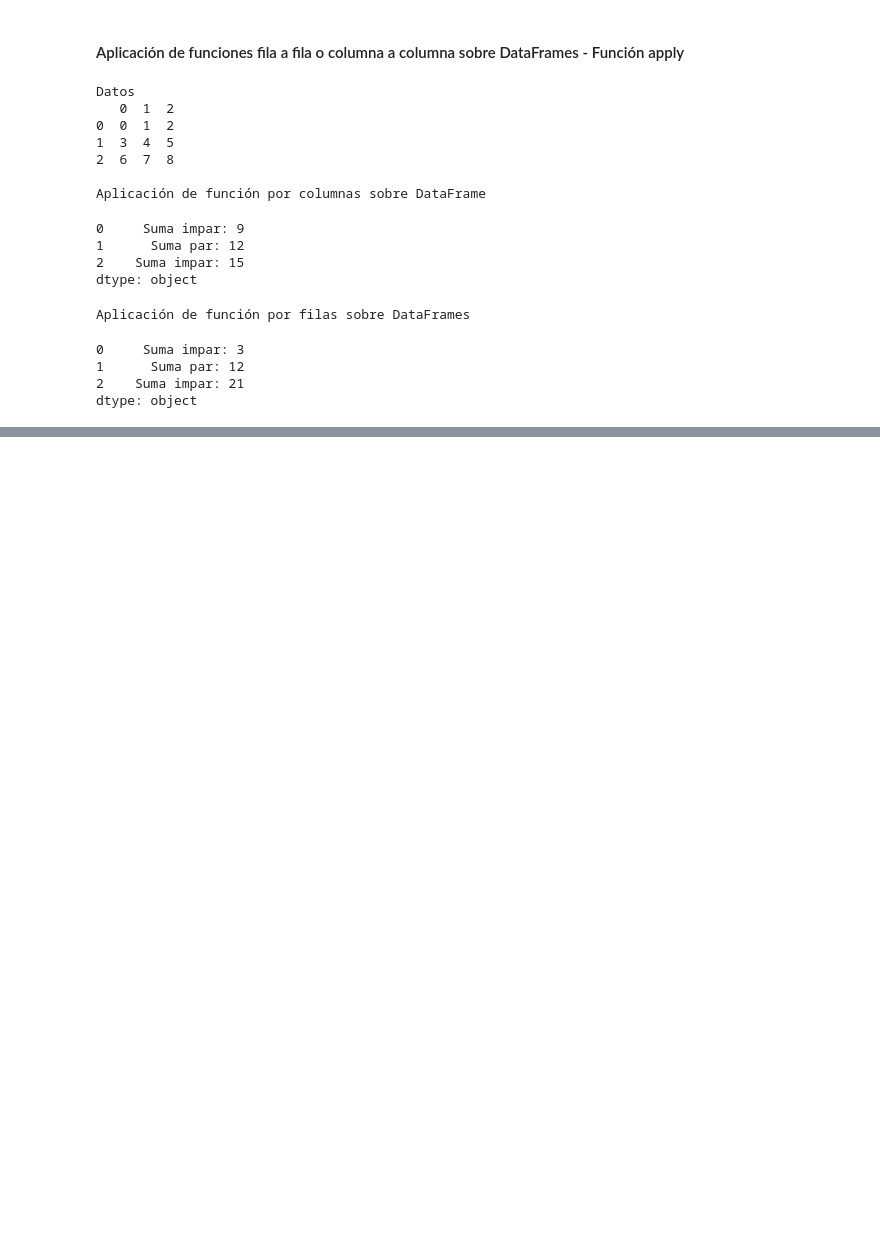
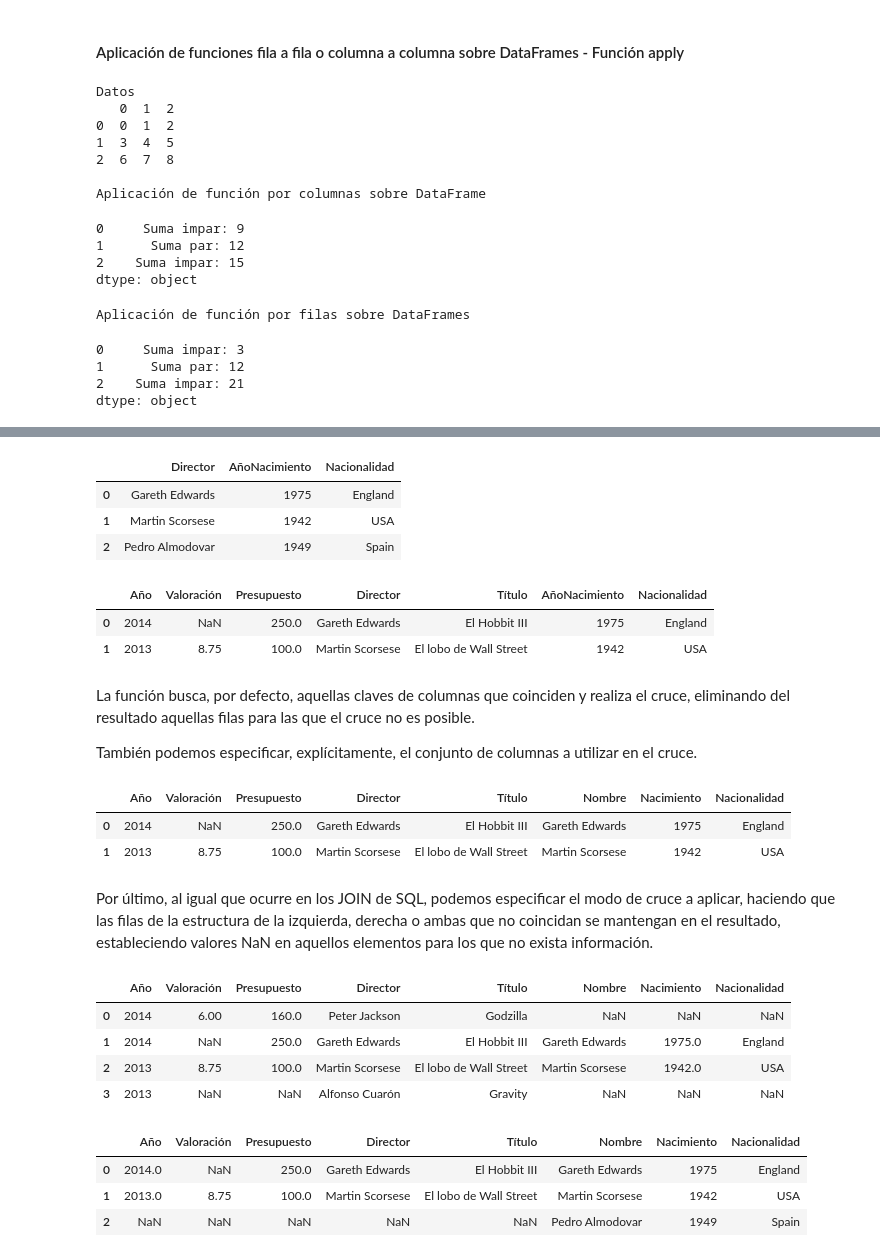
Before and after one commit to yanaySG/proyecto_python_AFI, a Jupyter notebook: Lecciones/3-pandas-notebooks/4. Preparacion y exploracion de datos.ipynb, the cells around one changed output, grey strips where cells are left out. Cells and saved outputs as stored; diff of their text form; code cells hidden in the pictures; blank space fills up the shorter version.

Commit message:
Fusion de estructuras

```diff
--- a/Lecciones/3-pandas-notebooks/4. Preparacion y exploracion de datos.ipynb
+++ b/Lecciones/3-pandas-notebooks/4. Preparacion y exploracion de datos.ipynb
@@ -535,0 +557,47 @@ dtype: object
+# %%
+directores = pd.DataFrame(
+            {'Director':['Gareth Edwards', 'Martin Scorsese', 'Pedro Almodovar'],
+             'AñoNacimiento':[1975, 1942, 1949],
+             'Nacionalidad': ['England', 'USA', 'Spain']
+             }
+)
+directores
+# %% [output]
+|  | Director | AñoNacimiento | Nacionalidad |
+| 0 | Gareth Edwards | 1975 | England |
+| 1 | Martin Scorsese | 1942 | USA |
+| 2 | Pedro Almodovar | 1949 | Spain |
+# %%
+pd.merge(peliculas, directores)
+# %% [output]
+|  | Año | Valoración | Presupuesto | Director | Título | AñoNacimiento | Nacionalidad |
+| 0 | 2014 | NaN | 250.0 | Gareth Edwards | El Hobbit III | 1975 | England |
+| 1 | 2013 | 8.75 | 100.0 | Martin Scorsese | El lobo de Wall Street | 1942 | USA |
+# %% [markdown]
+La función busca, por defecto, aquellas claves de columnas que coinciden y realiza el cruce, eliminando del resultado aquellas filas para las que el cruce no es posible.<br/>
+
+También podemos especificar, explícitamente, el conjunto de columnas a utilizar en el cruce.
+# %%
+directores.columns = ['Nombre', 'Nacimiento',  'Nacionalidad']
+pd.merge(peliculas, directores, left_on='Director', right_on='Nombre')
+# %% [output]
+|  | Año | Valoración | Presupuesto | Director | Título | Nombre | Nacimiento | Nacionalidad |
+| 0 | 2014 | NaN | 250.0 | Gareth Edwards | El Hobbit III | Gareth Edwards | 1975 | England |
+| 1 | 2013 | 8.75 | 100.0 | Martin Scorsese | El lobo de Wall Street | Martin Scorsese | 1942 | USA |
+# %% [markdown]
+Por último, al igual que ocurre en los JOIN de SQL, podemos especificar el modo de cruce a aplicar, haciendo que las filas de la estructura de la izquierda, derecha o ambas que no coincidan se mantengan en el resultado, estableciendo valores NaN en aquellos elementos para los que no exista información.
+# %%
+pd.merge(peliculas, directores, left_on='Director', right_on='Nombre', how='left')
+# %% [output]
+|  | Año | Valoración | Presupuesto | Director | Título | Nombre | Nacimiento | Nacionalidad |
+| 0 | 2014 | 6.00 | 160.0 | Peter Jackson | Godzilla | NaN | NaN | NaN |
+| 1 | 2014 | NaN | 250.0 | Gareth Edwards | El Hobbit III | Gareth Edwards | 1975.0 | England |
+| 2 | 2013 | 8.75 | 100.0 | Martin Scorsese | El lobo de Wall Street | Martin Scorsese | 1942.0 | USA |
+| 3 | 2013 | NaN | NaN | Alfonso Cuarón | Gravity | NaN | NaN | NaN |
+# %%
+pd.merge(peliculas, directores, left_on='Director', right_on='Nombre', how='right')
+# %% [output]
+|  | Año | Valoración | Presupuesto | Director | Título | Nombre | Nacimiento | Nacionalidad |
+| 0 | 2014.0 | NaN | 250.0 | Gareth Edwards | El Hobbit III | Gareth Edwards | 1975 | England |
+| 1 | 2013.0 | 8.75 | 100.0 | Martin Scorsese | El lobo de Wall Street | Martin Scorsese | 1942 | USA |
+| 2 | NaN | NaN | NaN | NaN | NaN | Pedro Almodovar | 1949 | Spain |
```
Also changed, not shown: parts of 15 cells of this notebook.
